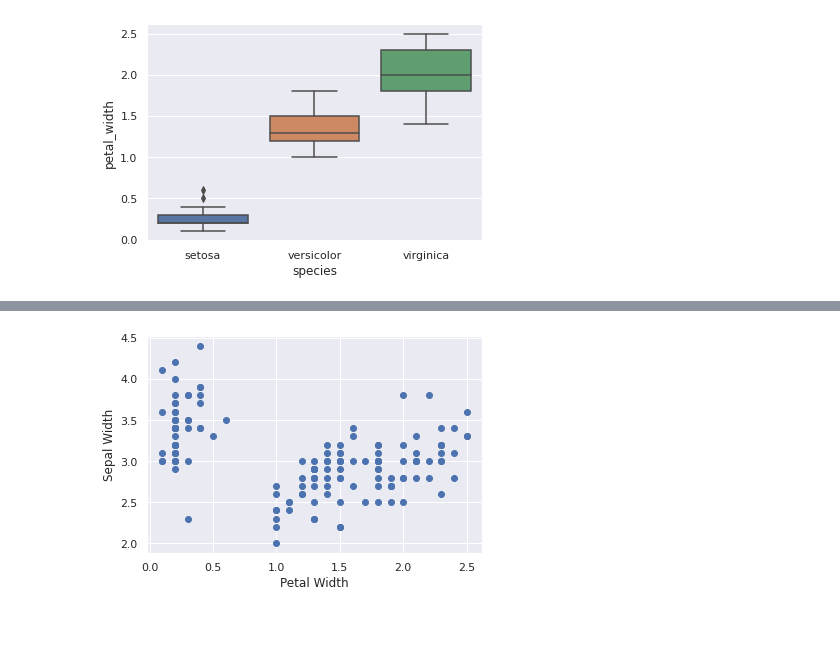
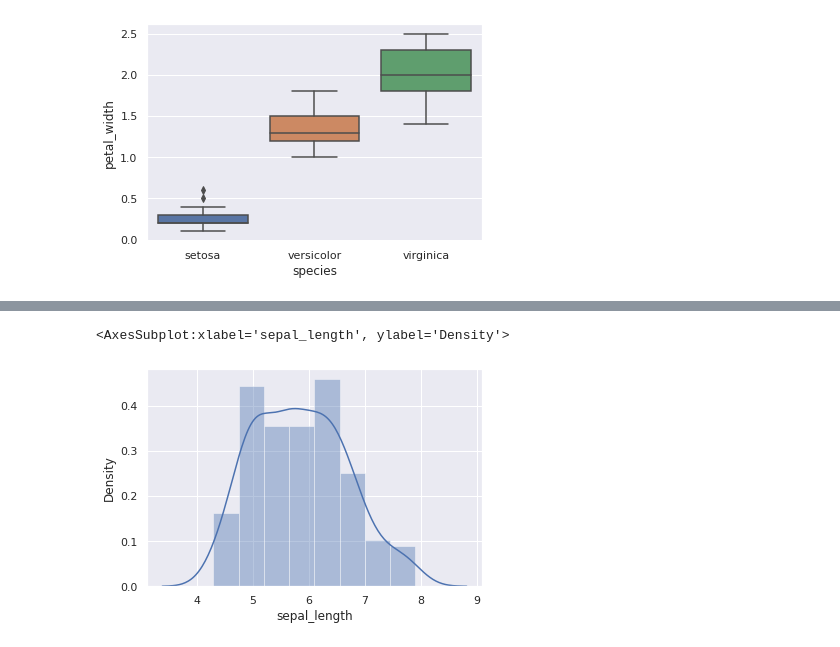
Before and after one commit to AkshadC/AI_ML, a Jupyter notebook: DSBDA/Assignment10.ipynb, the cells around one changed output, grey strips where cells are left out. Cells and saved outputs as stored; diff of their text form; code cells hidden in the pictures.

```diff
--- a/DSBDA/Assignment10.ipynb
+++ b/DSBDA/Assignment10.ipynb
@@ -169,7 +98,5 @@ plt. show()
-# %%
-plt.scatter(data["petal_width" ], data["sepal_width" ] )
-plt.xlabel('Petal Width')
-plt.ylabel('Sepal Width')
-plt. show()
-# %% [output]
-[figure, removed]
+# %%
+sns.distplot(data['sepal_length'])
+# %% [output]
+<AxesSubplot:xlabel='sepal_length', ylabel='Density'>
+[figure, added]
```
Also changed, not shown: parts of 14 cells of this notebook.
